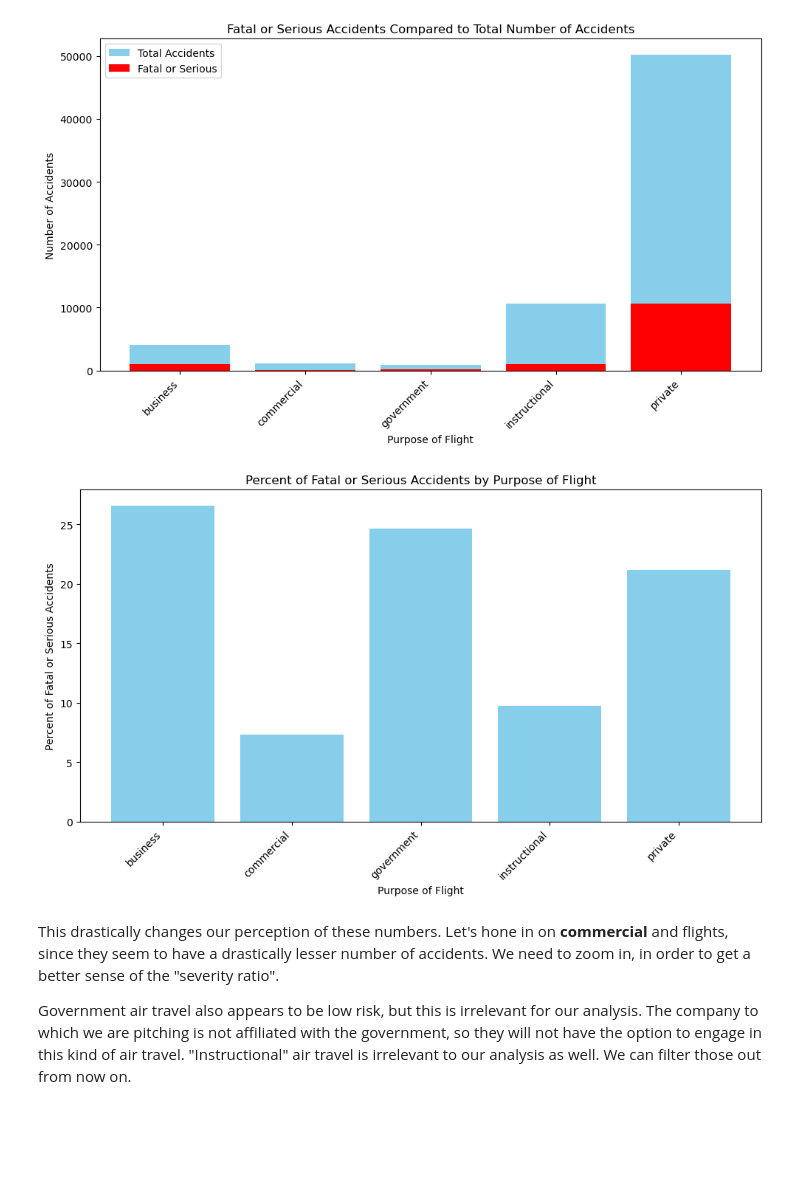
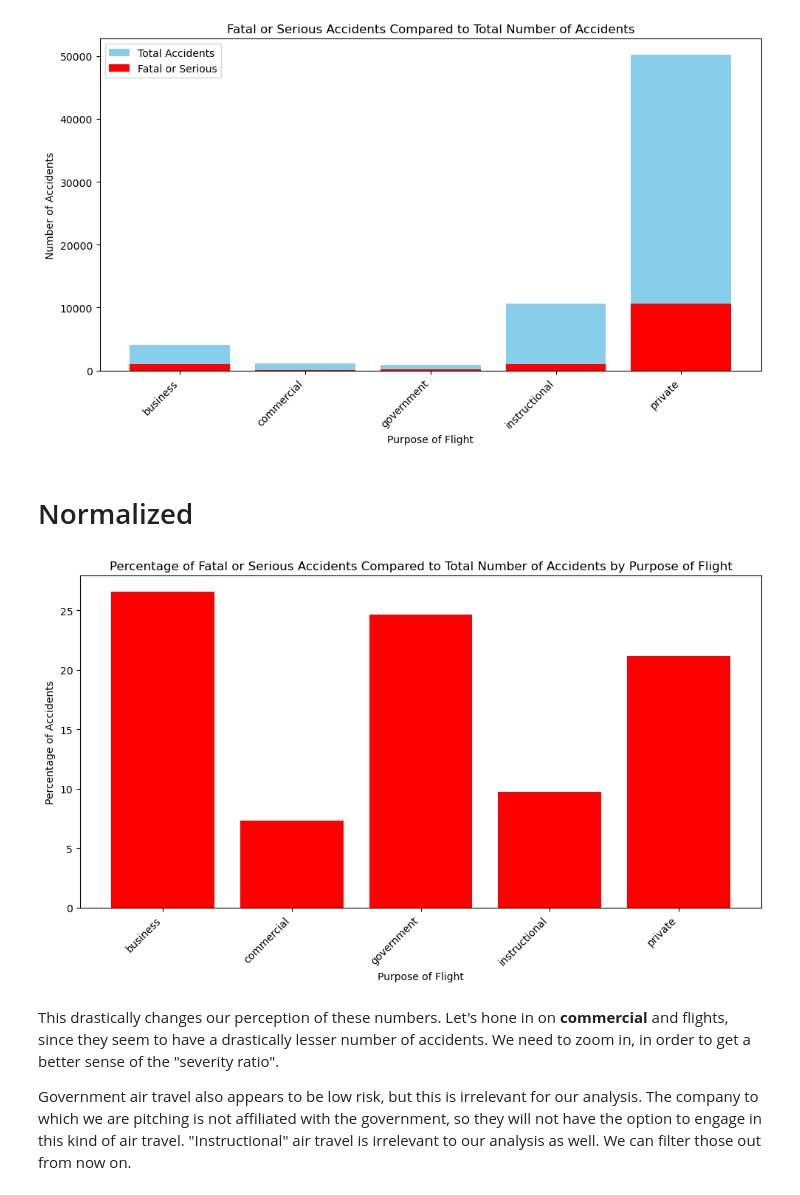
Before and after one commit to emmascotson/aviation-venture-risk-eda, a Jupyter notebook: aviation-venture-risk-eda.ipynb, the cells around one changed output. Saved outputs shown, nothing was run; the diff lists cells and outputs as text; code cells hidden in the pictures; blank space fills up the shorter version.

Commit message:
updates to the exported csvs for tableau, some fixes to visualizations for the notebook

```diff
--- a/aviation-venture-risk-eda.ipynb
+++ b/aviation-venture-risk-eda.ipynb
@@ -1959,37 +1960,41 @@ plt.tight_layout()
 plt.show()
 # %% [output]
 [figure]
+# %% [markdown]
+# Normalized
 # %%
+# Assuming you have already defined filtered_data_purp and severity_category
+
 # Total number of accidents per 'purpose_of_flight'
 total_accidents_purp = filtered_data_purp.groupby('purpose_of_flight').size().reset_index(name='total_accidents_purp')
 
 # 'Fatal or Serious' only from dataframe
 fatal_or_serious_purp = filtered_data_purp[filtered_data_purp['severity_category'] == 'Fatal or Serious']
 
 # Grouping by 'purpose_of_flight' to count the number of fatal or serious accidents
 fatal_or_serious_counts_purp = fatal_or_serious_purp.groupby('purpose_of_flight').size().reset_index(name='fatal_or_serious_purp')
 
 # Merge the two filtered dataframes on 'purpose_of_flight'
-merged_df_purp = pd.merge(total_accidents_purp, fatal_or_serious_counts_purp, on='purpose_of_flight', how='outer').fillna(0)
+merged_df_purp = pd.merge(total_accidents_purp, fatal_or_serious_counts_purp, on='purpose_of_flight')
 
-# Calculate the proportion of fatal or serious accidents
-merged_df_purp['percent_fatal_or_serious'] = (merged_df_purp['fatal_or_serious_purp'] / merged_df_purp['total_accidents_purp']) * 100
+# Calculate the percentage of 'Fatal or Serious' accidents relative to the total number of accidents
+merged_df_purp['fatal_or_serious_percentage'] = (merged_df_purp['fatal_or_serious_purp'] / merged_df_purp['total_accidents_purp']) * 100
 
-# Export the data to a CSV file
-csv_file_path_purp = 'fatal_or_serious_accidents_by_purpose_of_flight.csv'
-merged_df_purp.to_csv(csv_file_path_purp, index=False)
+# Plot the graph
+plt.figure(figsize=(10, 6))
 
-# Plot the proportions as percentages
-plt.figure(figsize=(10, 6))
-plt.bar(merged_df_purp['purpose_of_flight'], merged_df_purp['percent_fatal_or_serious'], color='skyblue')
-plt.title('Percent of Fatal or Serious Accidents by Purpose of Flight')
+# Plot the percentage of 'Fatal or Serious' accidents compared to total accidents
+plt.bar(merged_df_purp['purpose_of_flight'], merged_df_purp['fatal_or_serious_percentage'], color='red')
+
+# Add labels and a title
+plt.title('Percentage of Fatal or Serious Accidents Compared to Total Number of Accidents by Purpose of Flight')
 plt.xlabel('Purpose of Flight')
-plt.ylabel('Percent of Fatal or Serious Accidents')
+plt.ylabel('Percentage of Accidents')
 plt.xticks(rotation=45, ha='right')
 plt.tight_layout()
 plt.show()
 # %% [output]
-[figure, old version]
+[figure, new version]
 # %% [markdown]
 This drastically changes our perception of these numbers. Let's hone in on **commercial** and flights, since they seem to have a drastically lesser number of accidents. We need to zoom in, in order to get a better sense of the "severity ratio".
 
```
Also changed, not shown: parts of 18 cells of this notebook, 5 other files.
